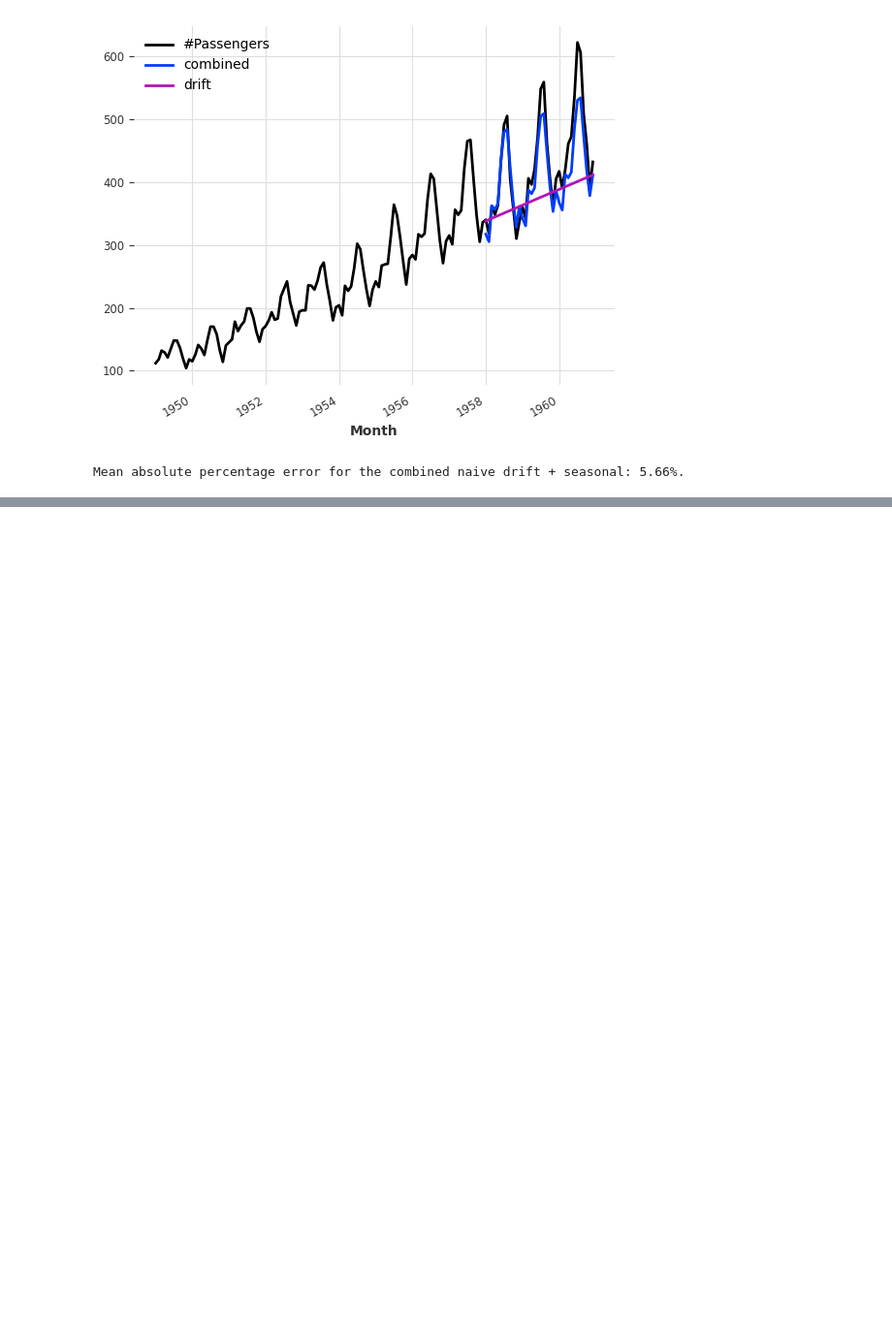
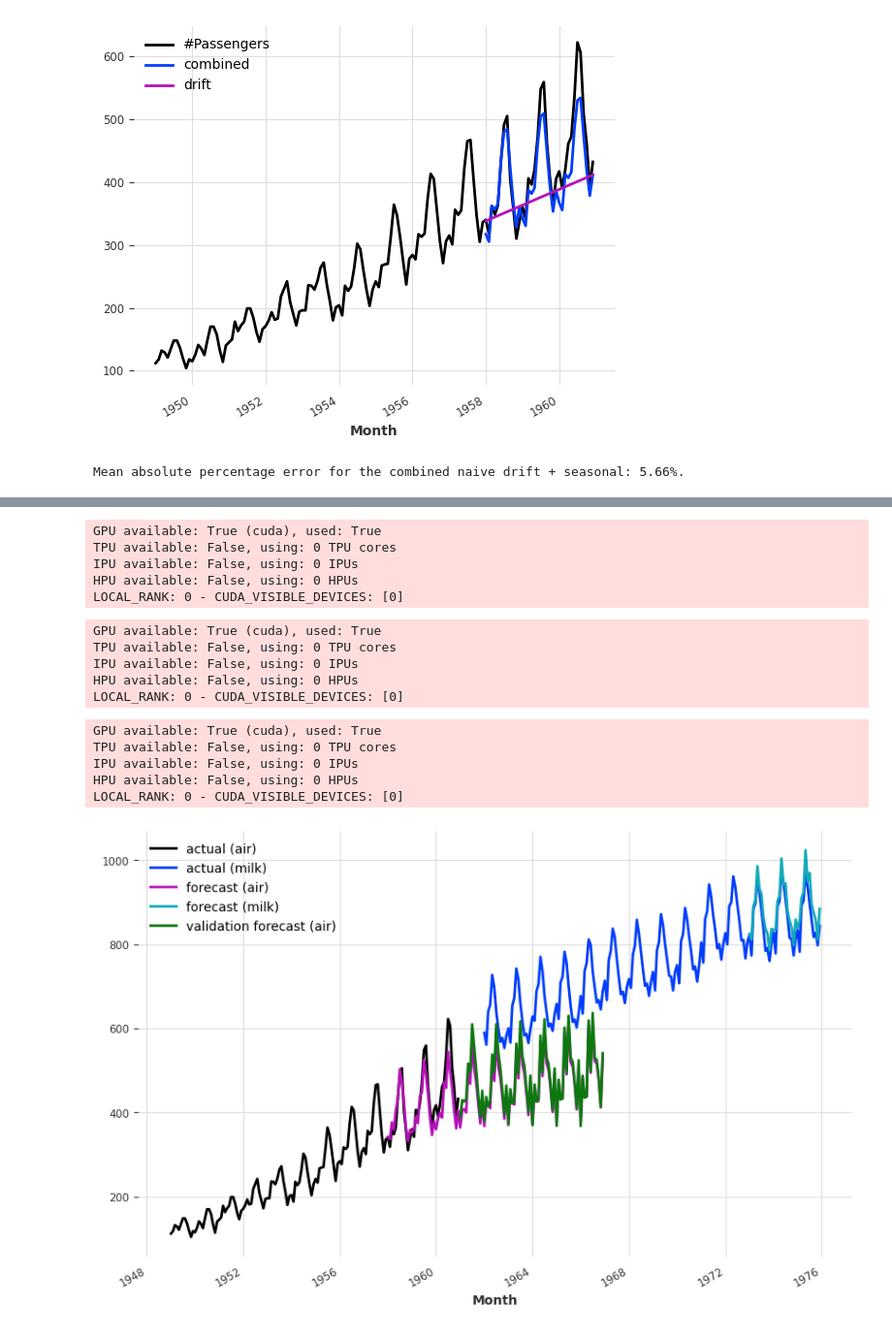
Before and after one commit to MahdiGilany/ts_snr, a Jupyter notebook: notebooks/1_Darts_test_Mahdi_23_5.ipynb, the cells around one changed output, grey strips where cells are left out. Shown at 97% size. Saved outputs shown, nothing was run; the diff lists cells and outputs as text; code cells hidden in the pictures; blank space fills up the shorter version.

```diff
--- a/notebooks/1_Darts_test_Mahdi_23_5.ipynb
+++ b/notebooks/1_Darts_test_Mahdi_23_5.ipynb
@@ -104,0 +223,32 @@ import hydra
+# %%
+pred_air = model.predict(series=train_air_scaled, n=108)
+pred_milk = model.predict(series=train_milk_scaled, n=36)
+pred_air_val = model.predict(series=val_air_scaled, n=72)
+
+# scale back:
+pred_air, pred_milk = scaler.inverse_transform([pred_air, pred_milk])
+pred_air_val = scaler.inverse_transform(pred_air_val)
+
+plt.figure(figsize=(10, 6))
+series_air.plot(label="actual (air)")
+series_milk.plot(label="actual (milk)")
+pred_air.plot(label="forecast (air)")
+pred_milk.plot(label="forecast (milk)")
+pred_air_val.plot(label="validation forecast (air)")
+# %% [output]
+GPU available: True (cuda), used: True
+TPU available: False, using: 0 TPU cores
+IPU available: False, using: 0 IPUs
+HPU available: False, using: 0 HPUs
+LOCAL_RANK: 0 - CUDA_VISIBLE_DEVICES: [0]
+GPU available: True (cuda), used: True
+TPU available: False, using: 0 TPU cores
+IPU available: False, using: 0 IPUs
+HPU available: False, using: 0 HPUs
+LOCAL_RANK: 0 - CUDA_VISIBLE_DEVICES: [0]
+GPU available: True (cuda), used: True
+TPU available: False, using: 0 TPU cores
+IPU available: False, using: 0 IPUs
+HPU available: False, using: 0 HPUs
+LOCAL_RANK: 0 - CUDA_VISIBLE_DEVICES: [0]
+[figure, added]
```
Also changed, not shown: parts of 15 cells of this notebook, 24 other files.
